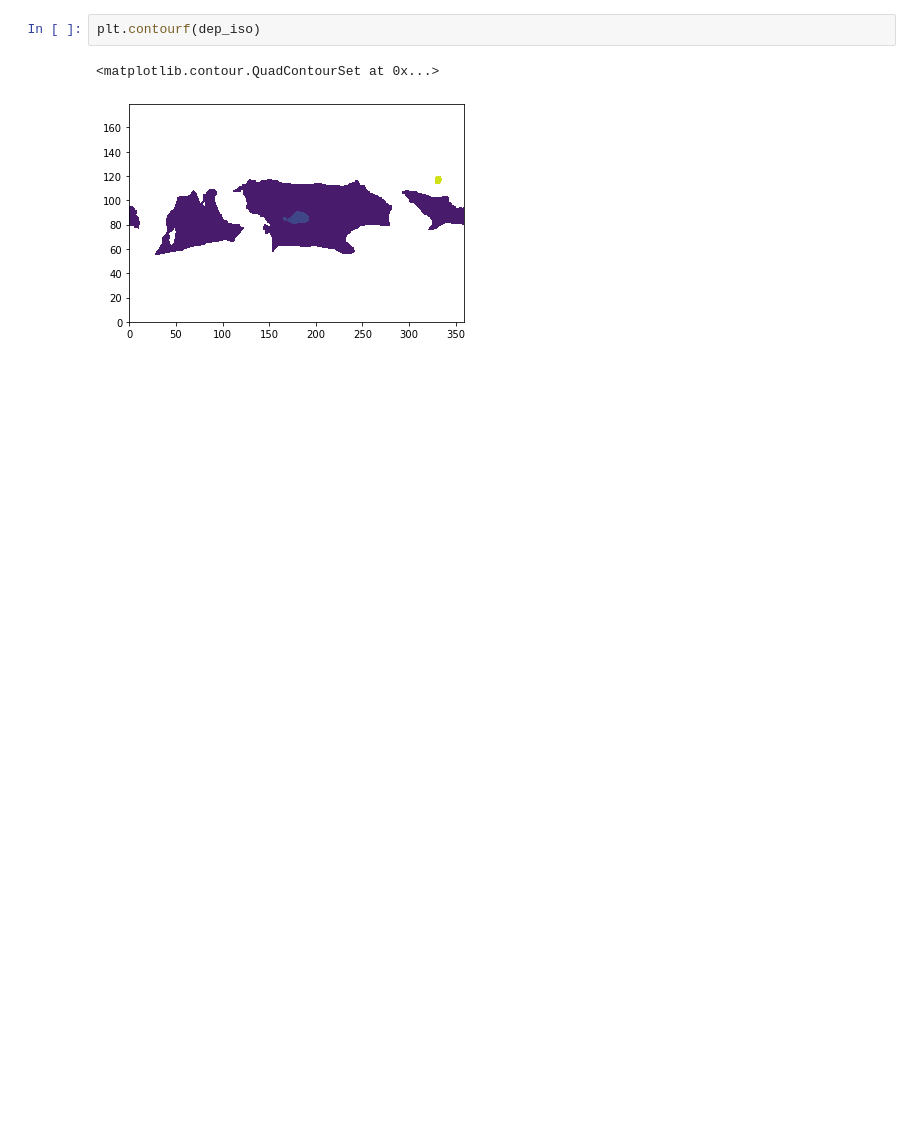
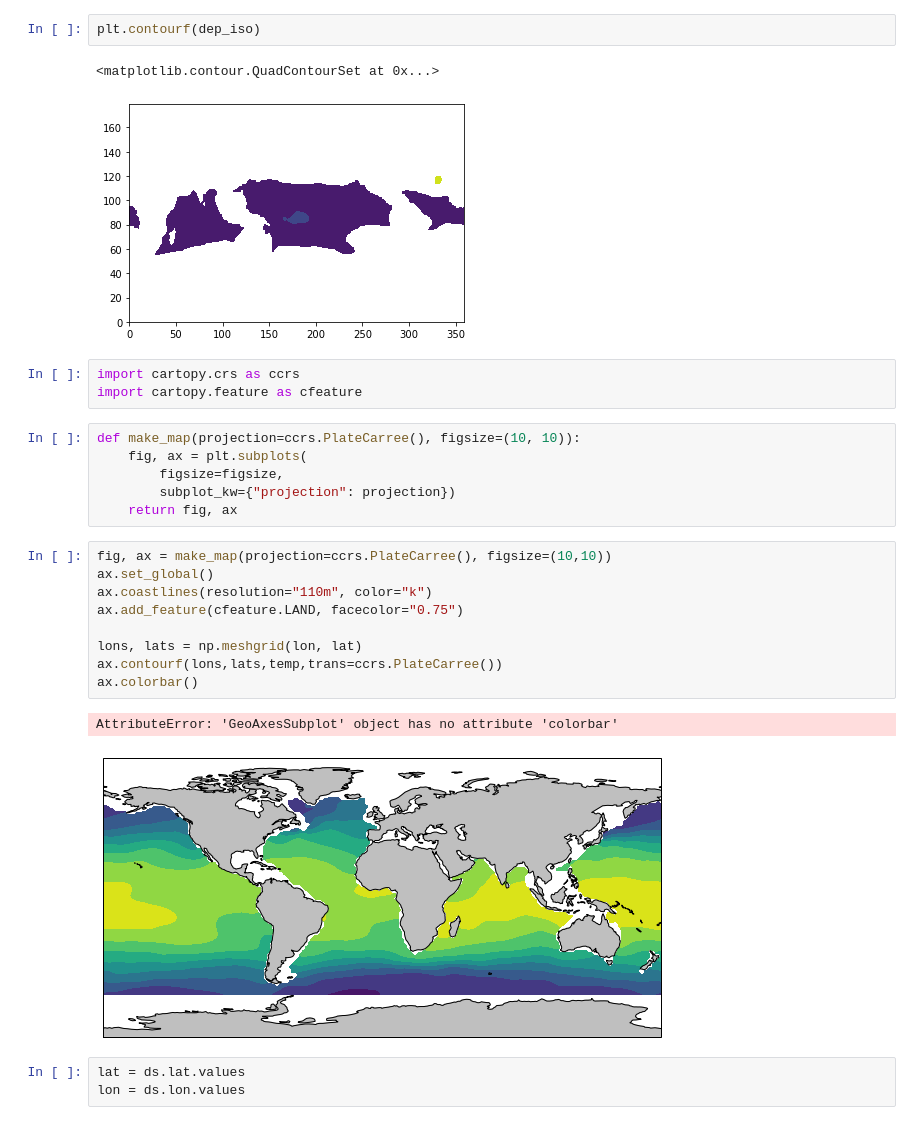
Before and after one commit to oceanhackweek/DataAccess, a Jupyter notebook: isopy/Notebooks/test.ipynb, the cells around one changed output. Drawn from its saved outputs; the diff is of its cells as text; blank space fills up the shorter version.

```diff
--- a/isopy/Notebooks/test.ipynb
+++ b/isopy/Notebooks/test.ipynb
@@ -127,3 +140,27 @@ plt.contourf(dep_iso)
 # %% [output]
 <matplotlib.contour.QuadContourSet at 0x...>
 [figure]
+# %%
+import cartopy.crs as ccrs
+import cartopy.feature as cfeature
+# %%
+def make_map(projection=ccrs.PlateCarree(), figsize=(10, 10)):
+    fig, ax = plt.subplots(
+        figsize=figsize,
+        subplot_kw={"projection": projection})
+    return fig, ax
+# %%
+fig, ax = make_map(projection=ccrs.PlateCarree(), figsize=(10,10))
+ax.set_global()
+ax.coastlines(resolution="110m", color="k")
+ax.add_feature(cfeature.LAND, facecolor="0.75")
+
+lons, lats = np.meshgrid(lon, lat)
+ax.contourf(lons,lats,temp,trans=ccrs.PlateCarree())
+ax.colorbar()
+# %% [output]
+AttributeError: 'GeoAxesSubplot' object has no attribute 'colorbar'
+[figure, added]
+# %%
+lat = ds.lat.values
+lon = ds.lon.values
```
Also changed, not shown: parts of 4 cells of this notebook, 1 other file.
